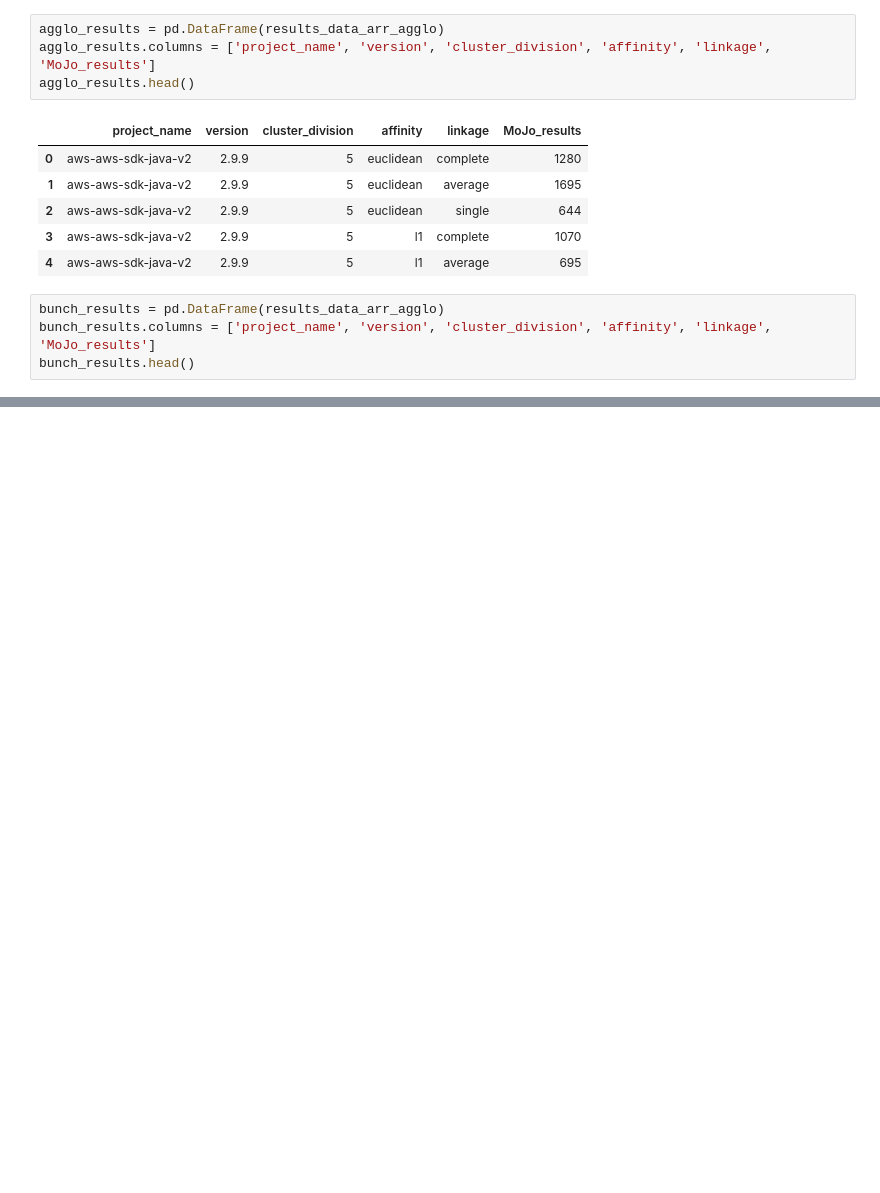
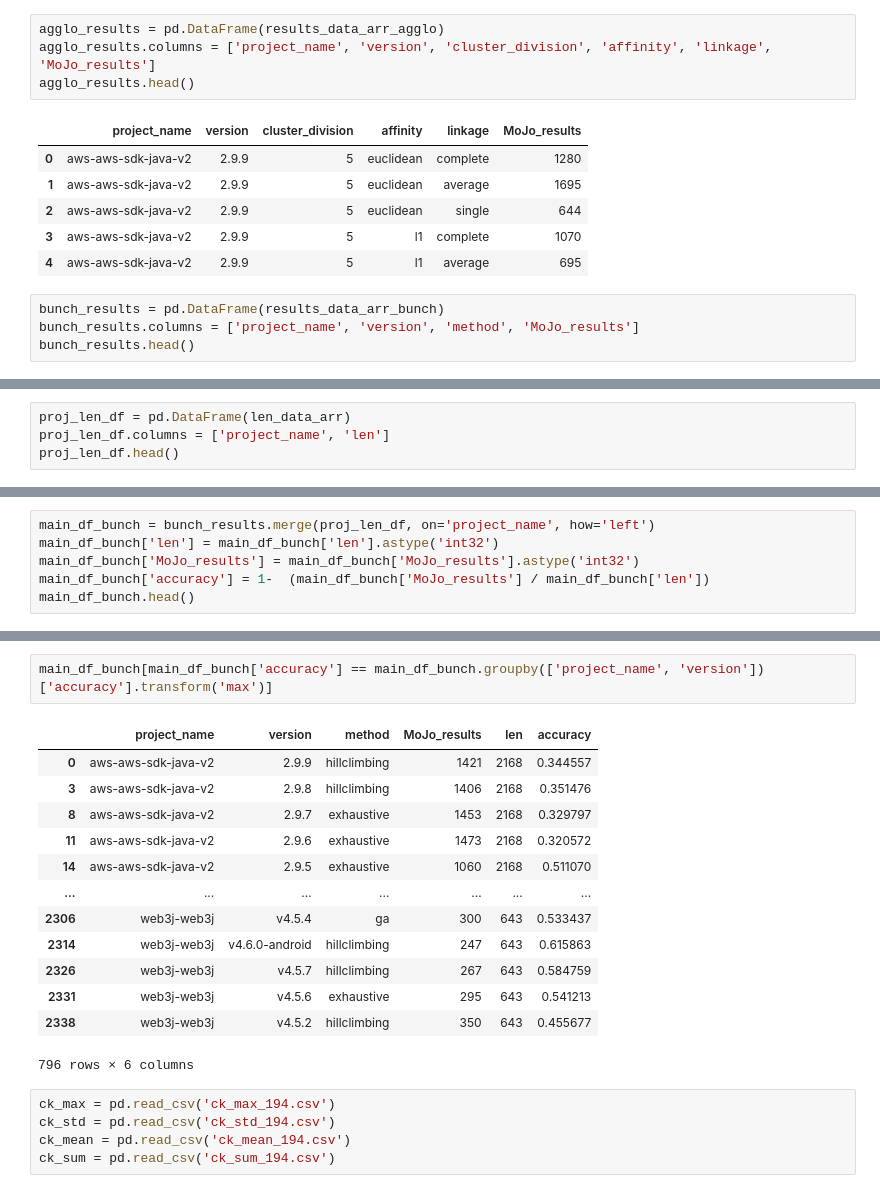
Before and after one commit to alvintanjianjia/SoftwareRemodularization, a Jupyter notebook: Results_Gathering.ipynb, the cells around one changed output, grey strips where cells are left out. Saved outputs shown, nothing was run; the diff lists cells and outputs as text; blank space fills up the shorter version.

```diff
--- a/Results_Gathering.ipynb
+++ b/Results_Gathering.ipynb
@@ -135,6 +151,6 @@ agglo_results.head()
 | 3 | aws-aws-sdk-java-v2 | 2.9.9 | 5 | l1 | complete | 1070 |
 | 4 | aws-aws-sdk-java-v2 | 2.9.9 | 5 | l1 | average | 695 |
 # %%
-bunch_results = pd.DataFrame(results_data_arr_agglo)
-bunch_results.columns = ['project_name', 'version', 'cluster_division', 'affinity', 'linkage', 'MoJo_results']
+bunch_results = pd.DataFrame(results_data_arr_bunch)
+bunch_results.columns = ['project_name', 'version', 'method', 'MoJo_results']
 bunch_results.head()
@@ -140,0 +164,4 @@ bunch_results.head()
+# %%
+proj_len_df = pd.DataFrame(len_data_arr)
+proj_len_df.columns = ['project_name', 'len']
+proj_len_df.head()
@@ -140,0 +199,6 @@ bunch_results.head()
+# %%
+main_df_bunch = bunch_results.merge(proj_len_df, on='project_name', how='left')
+main_df_bunch['len'] = main_df_bunch['len'].astype('int32')
+main_df_bunch['MoJo_results'] = main_df_bunch['MoJo_results'].astype('int32')
+main_df_bunch['accuracy'] = 1-  (main_df_bunch['MoJo_results'] / main_df_bunch['len'])
+main_df_bunch.head()
@@ -140,0 +224,21 @@ bunch_results.head()
+# %%
+main_df_bunch[main_df_bunch['accuracy'] == main_df_bunch.groupby(['project_name', 'version'])['accuracy'].transform('max')]
+# %% [output]
+|  | project_name | version | method | MoJo_results | len | accuracy |
+| 0 | aws-aws-sdk-java-v2 | 2.9.9 | hillclimbing | 1421 | 2168 | 0.344557 |
+| 3 | aws-aws-sdk-java-v2 | 2.9.8 | hillclimbing | 1406 | 2168 | 0.351476 |
+| 8 | aws-aws-sdk-java-v2 | 2.9.7 | exhaustive | 1453 | 2168 | 0.329797 |
+| 11 | aws-aws-sdk-java-v2 | 2.9.6 | exhaustive | 1473 | 2168 | 0.320572 |
+| 14 | aws-aws-sdk-java-v2 | 2.9.5 | exhaustive | 1060 | 2168 | 0.511070 |
+| ... | ... | ... | ... | ... | ... | ... |
+| 2306 | web3j-web3j | v4.5.4 | ga | 300 | 643 | 0.533437 |
+| 2314 | web3j-web3j | v4.6.0-android | hillclimbing | 247 | 643 | 0.615863 |
+| 2326 | web3j-web3j | v4.5.7 | hillclimbing | 267 | 643 | 0.584759 |
+| 2331 | web3j-web3j | v4.5.6 | exhaustive | 295 | 643 | 0.541213 |
+| 2338 | web3j-web3j | v4.5.2 | hillclimbing | 350 | 643 | 0.455677 |
+796 rows × 6 columns
+# %%
+ck_max = pd.read_csv('ck_max_194.csv')
+ck_std = pd.read_csv('ck_std_194.csv')
+ck_mean = pd.read_csv('ck_mean_194.csv')
+ck_sum = pd.read_csv('ck_sum_194.csv')
```
Also changed, not shown: parts of 17 cells of this notebook, 5 other files.
